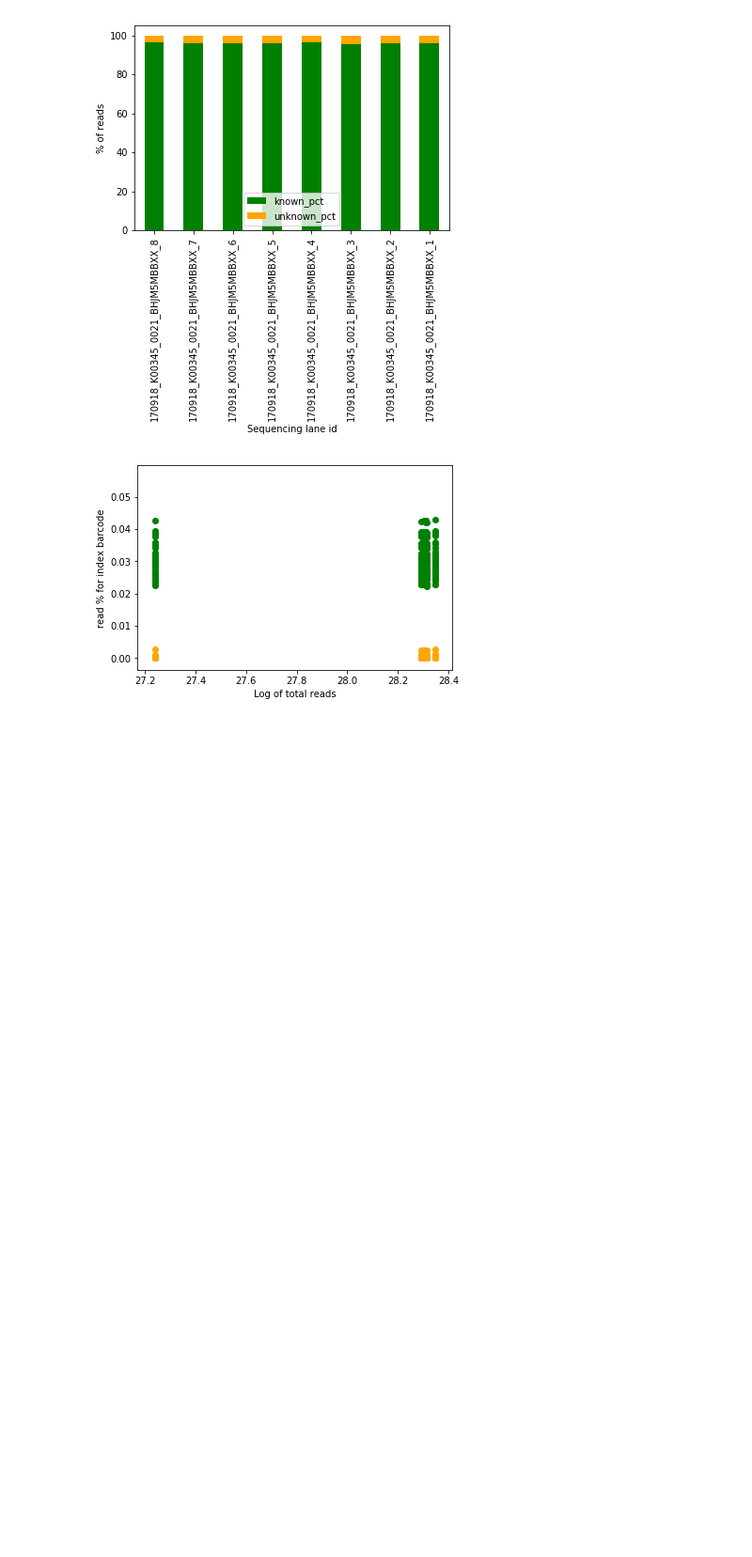
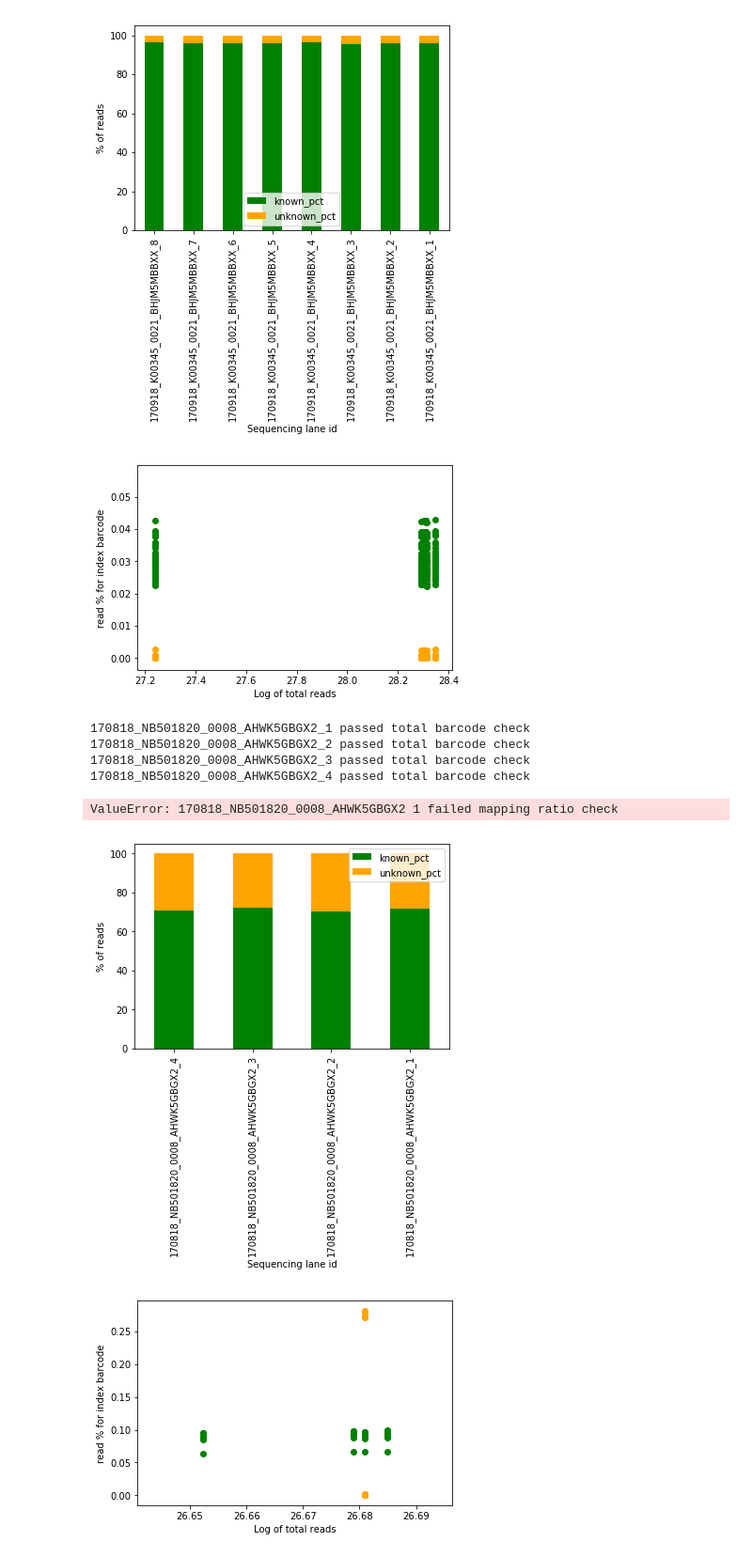
Before and after one commit to avikdatta/ipython_notebook_backup, a Jupyter notebook: qc_stats/filter_by_barcode_stats.ipynb, the cells around one changed output. Shown at 94% size. Drawn from its saved outputs; the diff is of its cells as text; code cells hidden in the pictures; blank space fills up the shorter version.

Commit message:
nextseq stats and samplesheet processing

```diff
--- a/qc_stats/filter_by_barcode_stats.ipynb
+++ b/qc_stats/filter_by_barcode_stats.ipynb
@@ -73,12 +72,15 @@ def check_barcode_stats(stats_json, sample_sheet):
     for rid, rg in stats_df.groupby('runid'):
       for lid, lg in rg.groupby('lane'):
         samplesheet_data=SampleSheet(infile=sample_sheet)                # using the same samplesheet for filter
-        samplesheet_data.filter_sample_data(condition_key='Lane', \
-                                            condition_value=lid)         # filter samplesheet for the lane dynamically
-        all_known_indexes=samplesheet_data.get_indexes()                 # get all known indexes present on the lane
         u_stats_df=lg.groupby('tag').get_group('unknown')
         k_stats_df=lg.groupby('tag').get_group('known')                  # separate known and unknown groups
-        u_stats_df=u_stats_df[u_stats_df['index'].\
+        all_lanes=samplesheet_data.get_lane_count()
+        if lid in all_lanes:                                             # fix for nextseq
+          samplesheet_data.filter_sample_data(condition_key='Lane', \
+                                              condition_value=lid)       # filter samplesheet for the lane dynamically
+          all_known_indexes=samplesheet_data.get_indexes()               # get all known indexes present on the lane
+
+          u_stats_df=u_stats_df[u_stats_df['index'].\
                                 isin(all_known_indexes)==False]          # filter all known barcodes 4m unknown
         raw_df=pd.concat([k_stats_df,u_stats_df,raw_df])                 # merge dataframe back together
 
@@ -190,3 +192,20 @@ generate_barcode_plots(raw_df=all_raw_data,summary_df=all_processed_data)
 # %% [output]
 [figure]
 [figure]
+# %%
+(stats_df, processed_df)=check_barcode_stats(stats_json='../../test_dir/test5_barcode_stats/sorouri_khorashad_10-8-2017_CRISPR/Stats.json',\
+                                             sample_sheet='../../test_dir/test5_barcode_stats/sorouri_khorashad_10-8-2017_CRISPR/SampleSheet.csv',\
+                                            )
+# %%
+validate_barcode_stats(raw_df=stats_df,summary_df=processed_df,know_barcode_ratio_cutoff=70)
+# %% [output]
+170818_NB501820_0008_AHWK5GBGX2_1 passed total barcode check
+170818_NB501820_0008_AHWK5GBGX2_2 passed total barcode check
+170818_NB501820_0008_AHWK5GBGX2_3 passed total barcode check
+170818_NB501820_0008_AHWK5GBGX2_4 passed total barcode check
+ValueError: 170818_NB501820_0008_AHWK5GBGX2 1 failed mapping ratio check
+# %%
+generate_barcode_plots(raw_df=stats_df,summary_df=processed_df)
+# %% [output]
+[figure, added]
+[figure, added]
```
Also changed, not shown: parts of 2 cells of this notebook.
